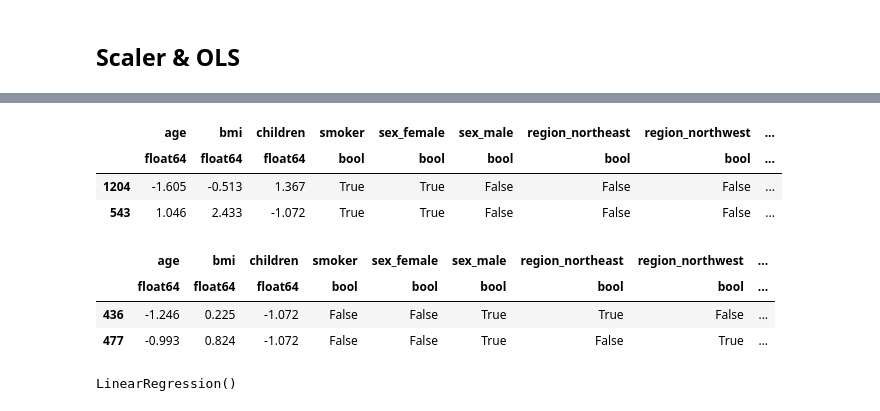
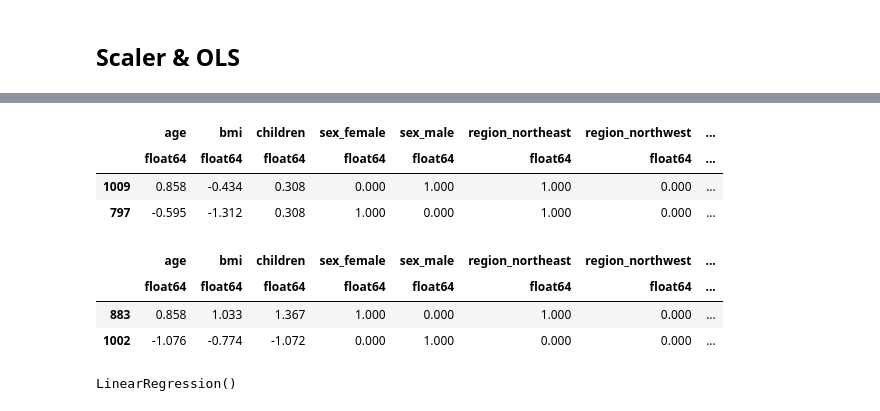
Before and after one commit to akseldkw07/kretsinger, a Jupyter notebook: kret_lgbm/notebooks/lgbm-medical-ex.ipynb, the cells around one changed output, grey strips where cells are left out. Drawn from its saved outputs; the diff is of its cells as text; code cells hidden in the pictures.

```diff
--- a/kret_lgbm/notebooks/lgbm-medical-ex.ipynb
+++ b/kret_lgbm/notebooks/lgbm-medical-ex.ipynb
@@ -111,15 +110,13 @@ x_val = pipeline_x.transform_df(x_val)
-# %%
-x_train_with_dummy = pd.get_dummies(x_train, columns=cat_cols)
-x_val_with_dummy = pd.get_dummies(x_val, columns=cat_cols)
-dtt([x_train_with_dummy, x_val_with_dummy], n=2)
-# %% [output]
-|  | age | bmi | children | smoker | sex_female | sex_male | region_northeast | region_northwest | ... |
-|  | float64 | float64 | float64 | bool | bool | bool | bool | bool | ... |
-| 1204 | -1.605 | -0.513 | 1.367 | True | True | False | False | False | ... |
-| 543 | 1.046 | 2.433 | -1.072 | True | True | False | False | False | ... |
-|  | age | bmi | children | smoker | sex_female | sex_male | region_northeast | region_northwest | ... |
-|  | float64 | float64 | float64 | bool | bool | bool | bool | bool | ... |
-| 436 | -1.246 | 0.225 | -1.072 | False | False | True | True | False | ... |
-| 477 | -0.993 | 0.824 | -1.072 | False | False | True | False | True | ... |
+# %%
+dtt([x_train, x_val], n=2)
+# %% [output]
+|  | age | bmi | children | sex_female | sex_male | region_northeast | region_northwest | ... |
+|  | float64 | float64 | float64 | float64 | float64 | float64 | float64 | ... |
+| 1009 | 0.858 | -0.434 | 0.308 | 0.000 | 1.000 | 1.000 | 0.000 | ... |
+| 797 | -0.595 | -1.312 | 0.308 | 1.000 | 0.000 | 1.000 | 0.000 | ... |
+|  | age | bmi | children | sex_female | sex_male | region_northeast | region_northwest | ... |
+|  | float64 | float64 | float64 | float64 | float64 | float64 | float64 | ... |
+| 883 | 0.858 | 1.033 | 1.367 | 1.000 | 0.000 | 1.000 | 0.000 | ... |
+| 1002 | -1.076 | -0.774 | -1.072 | 0.000 | 1.000 | 0.000 | 0.000 | ... |
 # %%
 ols = LinearRegression()
```
Also changed, not shown: parts of 15 cells of this notebook, 2 other files.
